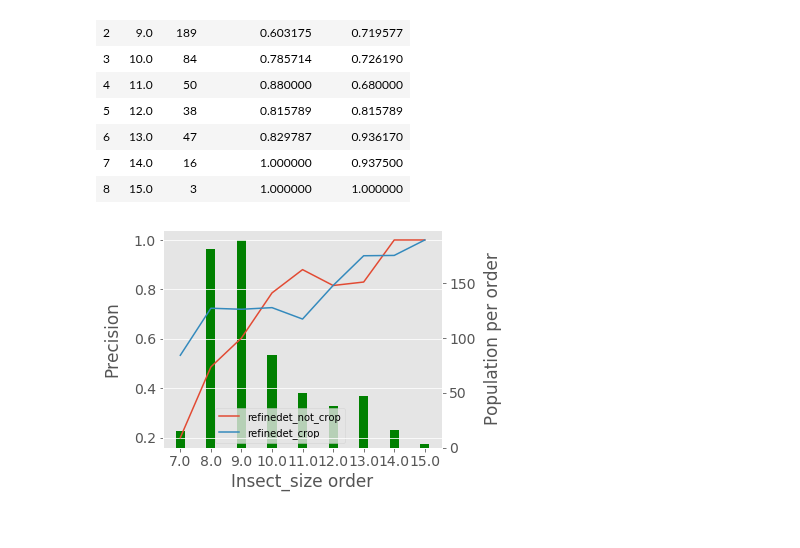
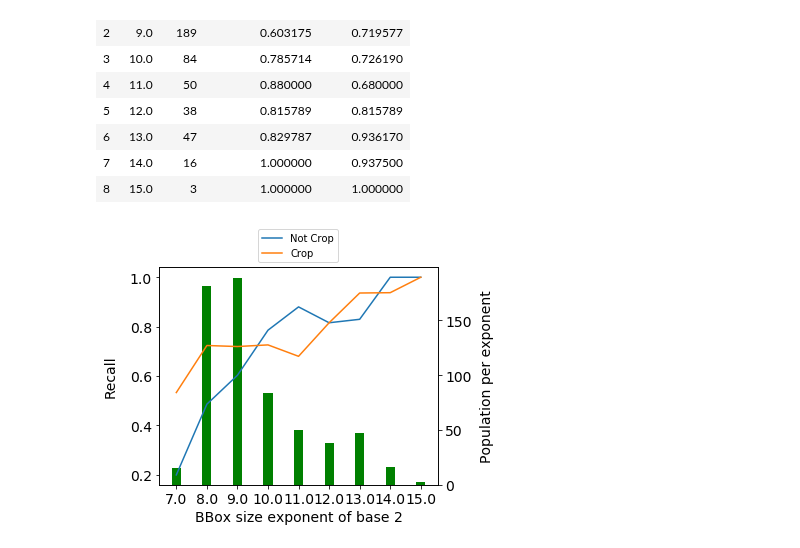
Before and after one commit to keiiti975/Insect_Phenology_Detector, a Jupyter notebook: result/detection/compare_crop/compare_crop.ipynb, the cells around one changed output. Drawn from its saved outputs; the diff is of its cells as text; code cells hidden in the pictures.

Commit message:
fix compare_crop result 2

```diff
--- a/result/detection/compare_crop/compare_crop.ipynb
+++ b/result/detection/compare_crop/compare_crop.ipynb
@@ -4,7 +4,6 @@ from os.path import join as pj
 import numpy as np
 import pandas as pd
 import matplotlib.pyplot as plt
-plt.style.use("ggplot")
 %matplotlib inline
 # %% [markdown]
 ### --- compare AP, precision, recall ---
@@ -71,25 +70,25 @@ all_df
 # %%
 plt.rcParams["font.size"] = 14
 fig, ax1 = plt.subplots(figsize=(5,4))
 ax2 = ax1.twinx()
 
 x_label = ["7.0", "8.0", "9.0", "10.0", "11.0", "12.0", "13.0", "14.0", "15.0"]
 
 ax1.bar(x_label, all_df["count"], width=0.3, color="g")
-ax2.plot(x_label, all_df["refinedet_not_crop"], label="refinedet_not_crop")
-ax2.plot(x_label, all_df["refinedet_crop"], label="refinedet_crop")
+ax2.plot(x_label, all_df["refinedet_not_crop"], label="Not Crop")
+ax2.plot(x_label, all_df["refinedet_crop"], label="Crop")
 ax1.yaxis.tick_right()
 ax2.yaxis.tick_left()
 
 h2, l2 = ax2.get_legend_handles_labels()
-ax1.legend(h2, l2, bbox_to_anchor=(0.67, 0.), loc='lower right', fontsize=10)
+ax1.legend(h2, l2, bbox_to_anchor=(0.66, 1.), loc='lower right', fontsize=10)
 
-ax1.set_xlabel("Insect_size order")
-ax1.set_ylabel("Precision")
+ax1.set_xlabel("BBox size exponent of base 2")
+ax1.set_ylabel("Recall")
 ax1.yaxis.set_label_coords(-0.15, 0.5)
 ax1.grid(False)
-ax2.set_ylabel("Population per order")
+ax2.set_ylabel("Population per exponent")
 ax2.yaxis.set_label_coords(1.15, 0.5)
 plt.savefig("/home/tanida/workspace/Insect_Phenology_Detector/result/detection/compare_crop/compare_accuracy_per_size.png", bbox_inches="tight")
 # %% [output]
-[figure, old version]
+[figure, new version]
```
Also changed, not shown: 1 other file.
